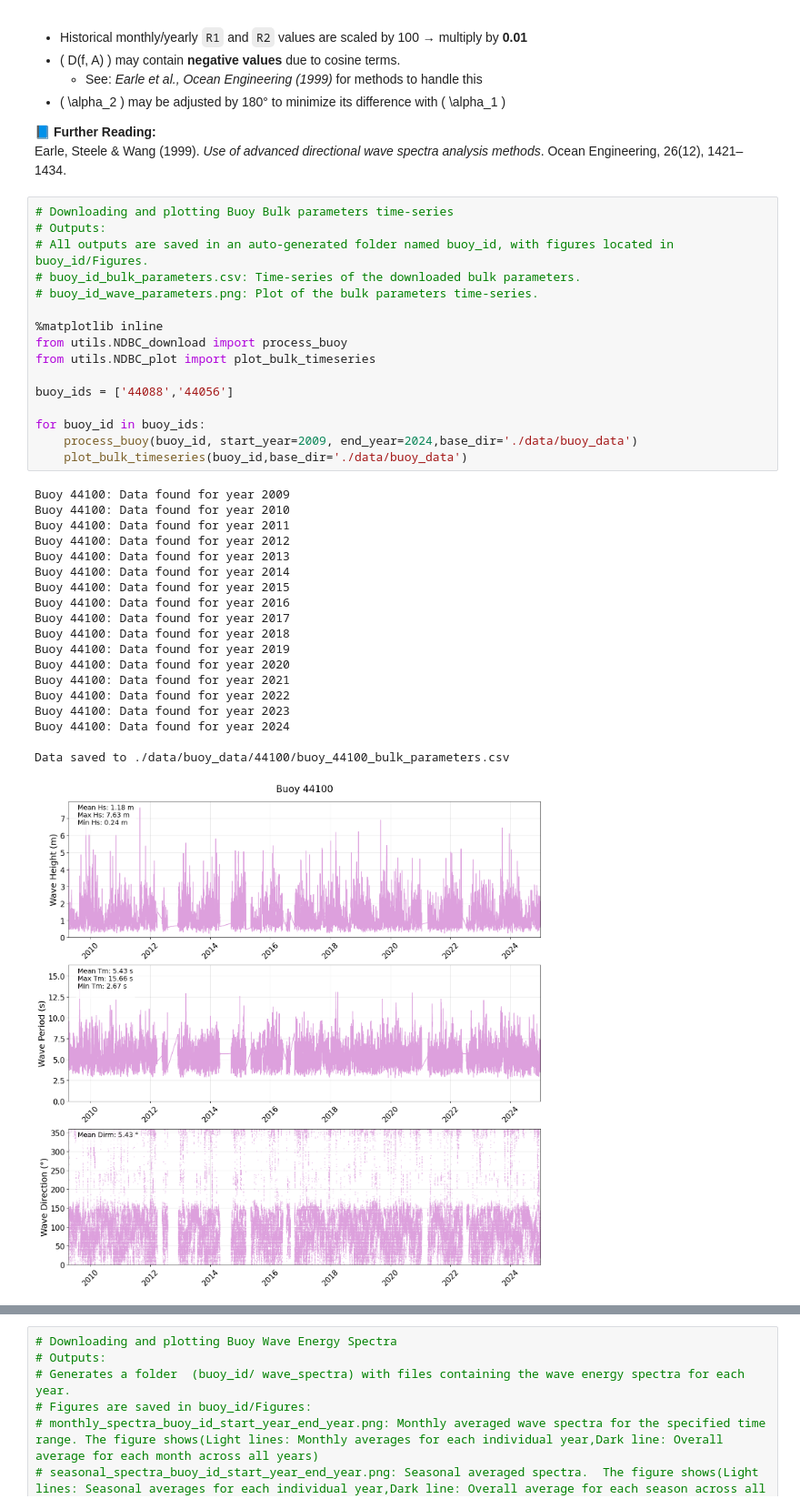
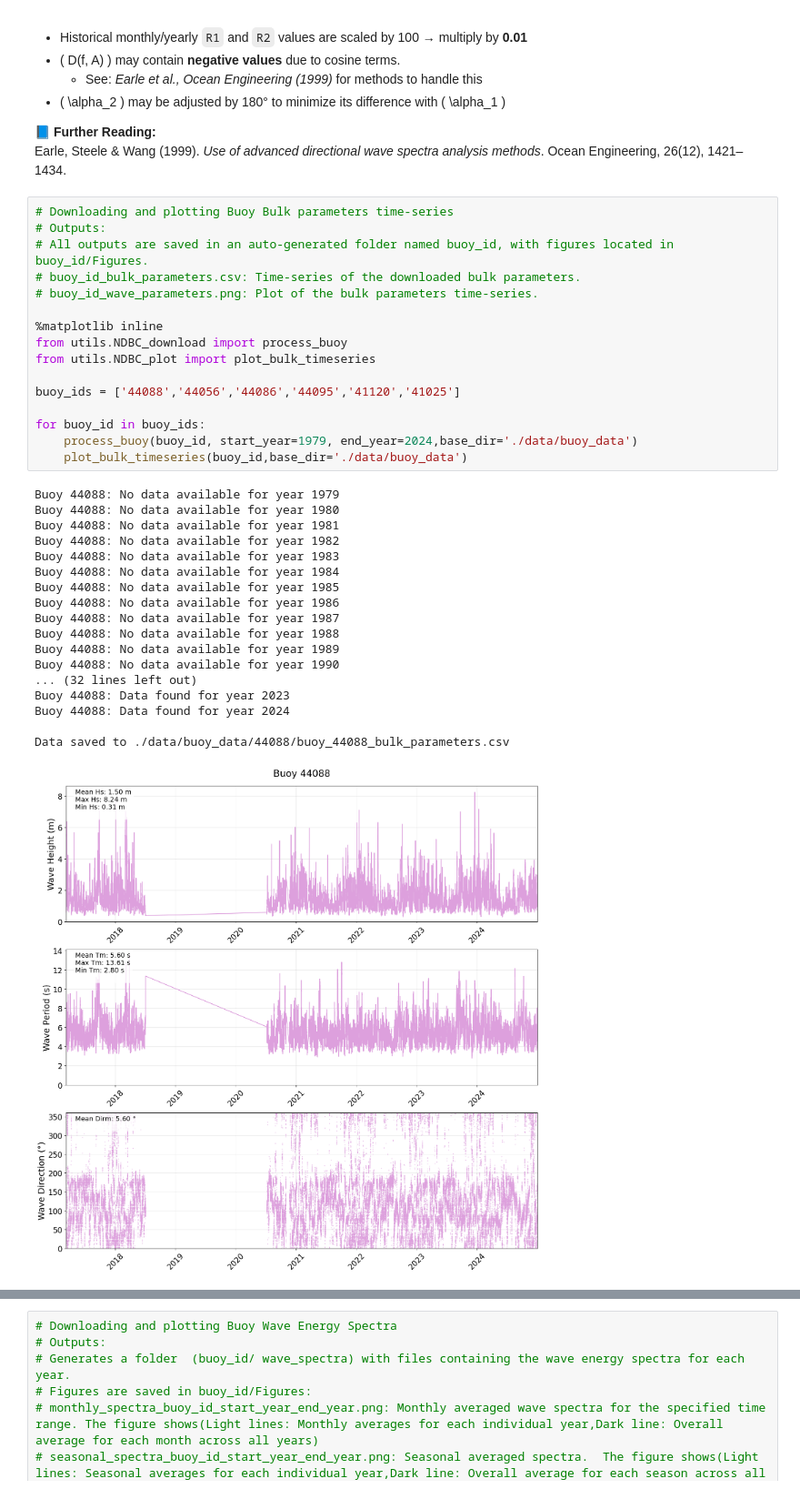
Before and after one commit to JenMontano/BlueMath, a Jupyter notebook: methods/data_acquisition/NDBC_buoy_data.ipynb, the cells around one changed output, grey strips where cells are left out. Shown at 91% size. Saved outputs shown, nothing was run; the diff lists cells and outputs as text.

```diff
--- a/methods/data_acquisition/NDBC_buoy_data.ipynb
+++ b/methods/data_acquisition/NDBC_buoy_data.ipynb
@@ -91,36 +91,35 @@ Earle, Steele & Wang (1999). *Use of advanced directional wave spectra analysis
 # %%
 # Downloading and plotting Buoy Bulk parameters time-series
 # Outputs:
 # All outputs are saved in an auto-generated folder named buoy_id, with figures located in buoy_id/Figures.
 # buoy_id_bulk_parameters.csv: Time-series of the downloaded bulk parameters.
 # buoy_id_wave_parameters.png: Plot of the bulk parameters time-series.
 
 %matplotlib inline
 from utils.NDBC_download import process_buoy
 from utils.NDBC_plot import plot_bulk_timeseries
 
-buoy_ids = ['44088','44056']
+buoy_ids = ['44088','44056','44086','44095','41120','41025']
 
 for buoy_id in buoy_ids:
-    process_buoy(buoy_id, start_year=2009, end_year=2024,base_dir='./data/buoy_data')
+    process_buoy(buoy_id, start_year=1979, end_year=2024,base_dir='./data/buoy_data')
     plot_bulk_timeseries(buoy_id,base_dir='./data/buoy_data')
 # %% [output]
-Buoy 44100: Data found for year 2009
-Buoy 44100: Data found for year 2010
-Buoy 44100: Data found for year 2011
-Buoy 44100: Data found for year 2012
-Buoy 44100: Data found for year 2013
-Buoy 44100: Data found for year 2014
-Buoy 44100: Data found for year 2015
-Buoy 44100: Data found for year 2016
-Buoy 44100: Data found for year 2017
-Buoy 44100: Data found for year 2018
-Buoy 44100: Data found for year 2019
-Buoy 44100: Data found for year 2020
-Buoy 44100: Data found for year 2021
-Buoy 44100: Data found for year 2022
-Buoy 44100: Data found for year 2023
-Buoy 44100: Data found for year 2024
+Buoy 44088: No data available for year 1979
+Buoy 44088: No data available for year 1980
+Buoy 44088: No data available for year 1981
+Buoy 44088: No data available for year 1982
+Buoy 44088: No data available for year 1983
+Buoy 44088: No data available for year 1984
+Buoy 44088: No data available for year 1985
+Buoy 44088: No data available for year 1986
+Buoy 44088: No data available for year 1987
+Buoy 44088: No data available for year 1988
+Buoy 44088: No data available for year 1989
+Buoy 44088: No data available for year 1990
+... (32 lines left out)
+Buoy 44088: Data found for year 2023
+Buoy 44088: Data found for year 2024
 
-Data saved to ./data/buoy_data/44100/buoy_44100_bulk_parameters.csv
+Data saved to ./data/buoy_data/44088/buoy_44088_bulk_parameters.csv
-[figure, old version]
+[figure, new version]
```
Also changed, not shown: parts of 2 cells of this notebook, 51 other files.
